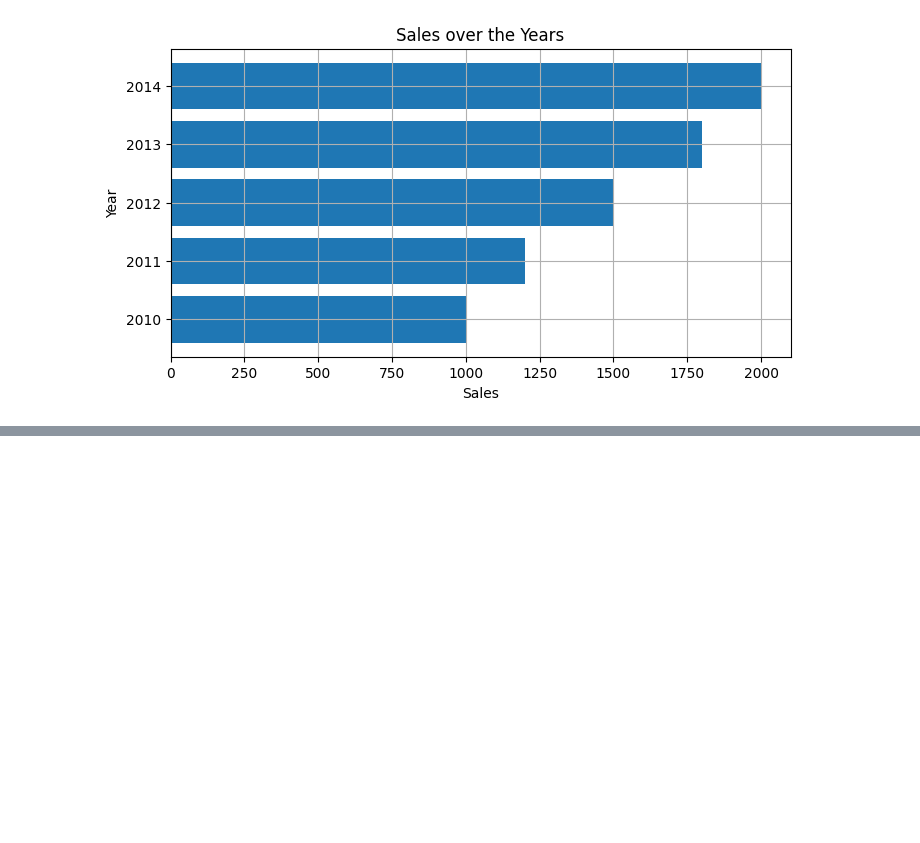
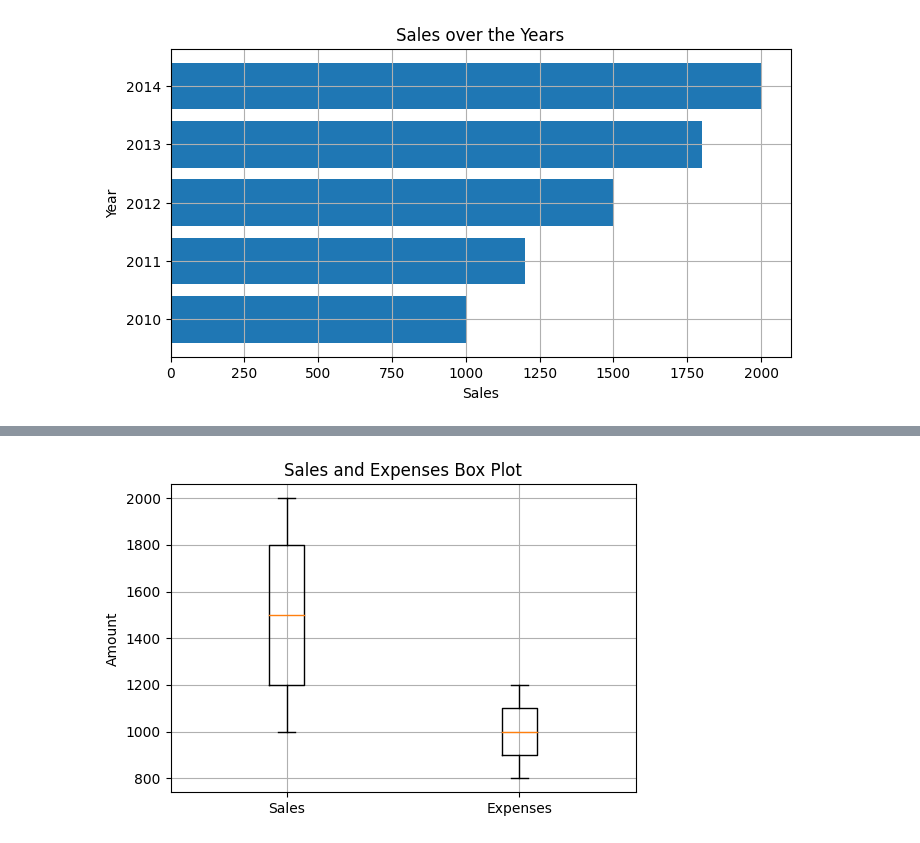
Before and after one commit to rvigneshwaran/datascience-implementations, a Jupyter notebook: 01-data-science-fundamentals/04-pandas-demonstration/10-data-visualizations-mathplotlib.ipynb, the cells around one changed output, grey strips where cells are left out. Cells and saved outputs as stored; diff of their text form; code cells hidden in the pictures; blank space fills up the shorter version.

```diff
--- a/01-data-science-fundamentals/04-pandas-demonstration/10-data-visualizations-mathplotlib.ipynb
+++ b/01-data-science-fundamentals/04-pandas-demonstration/10-data-visualizations-mathplotlib.ipynb
@@ -69,0 +91,10 @@ plt.show()
+# %%
+# Example 8: Box plot of Sales and Expenses
+plt.figure(figsize=(6, 4))
+plt.boxplot([df['Sales'], df['Expenses']], labels=['Sales', 'Expenses'])
+plt.ylabel('Amount')
+plt.title('Sales and Expenses Box Plot')
+plt.grid(True)
+plt.show()
+# %% [output]
+[figure, added]
```
Also changed, not shown: parts of 4 cells of this notebook.
